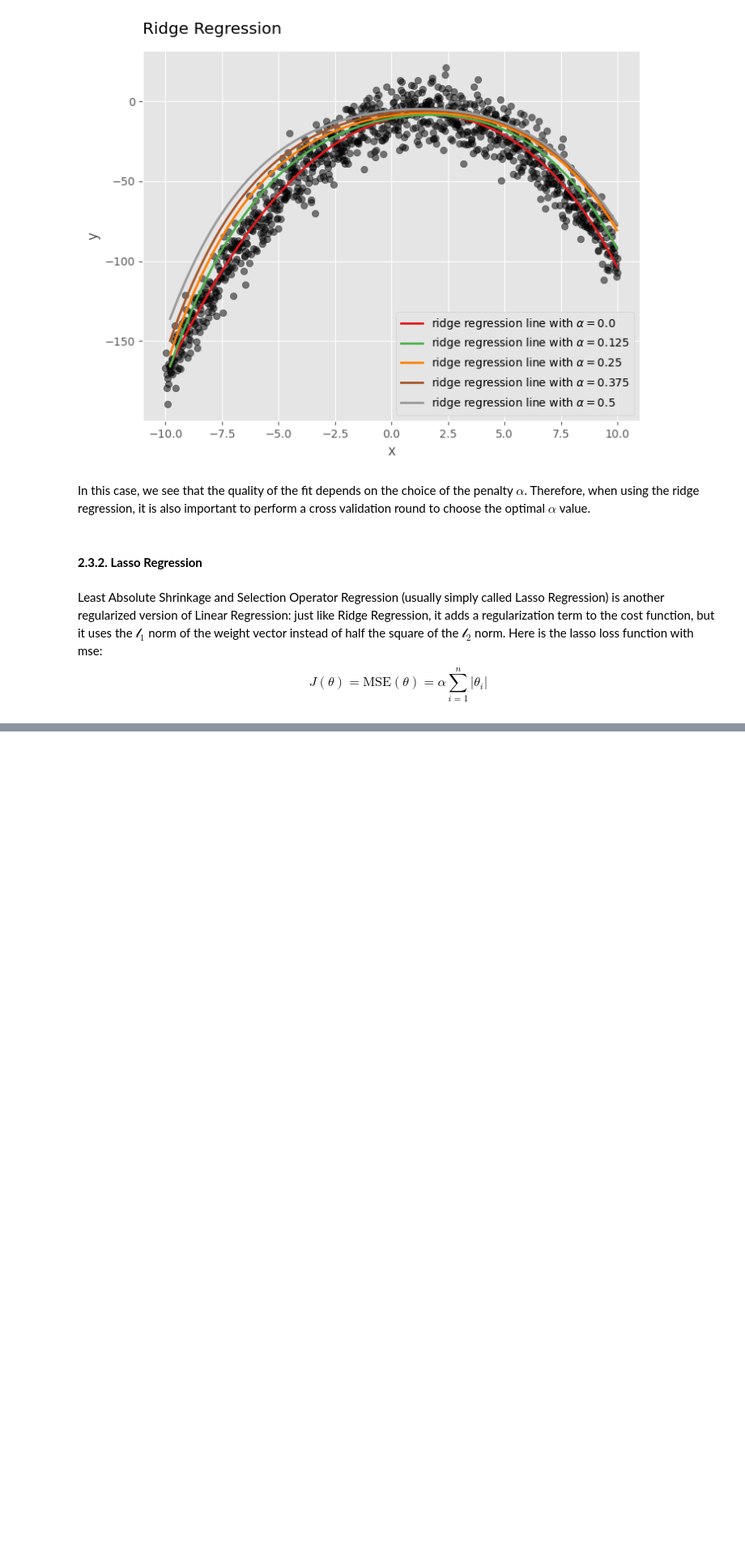
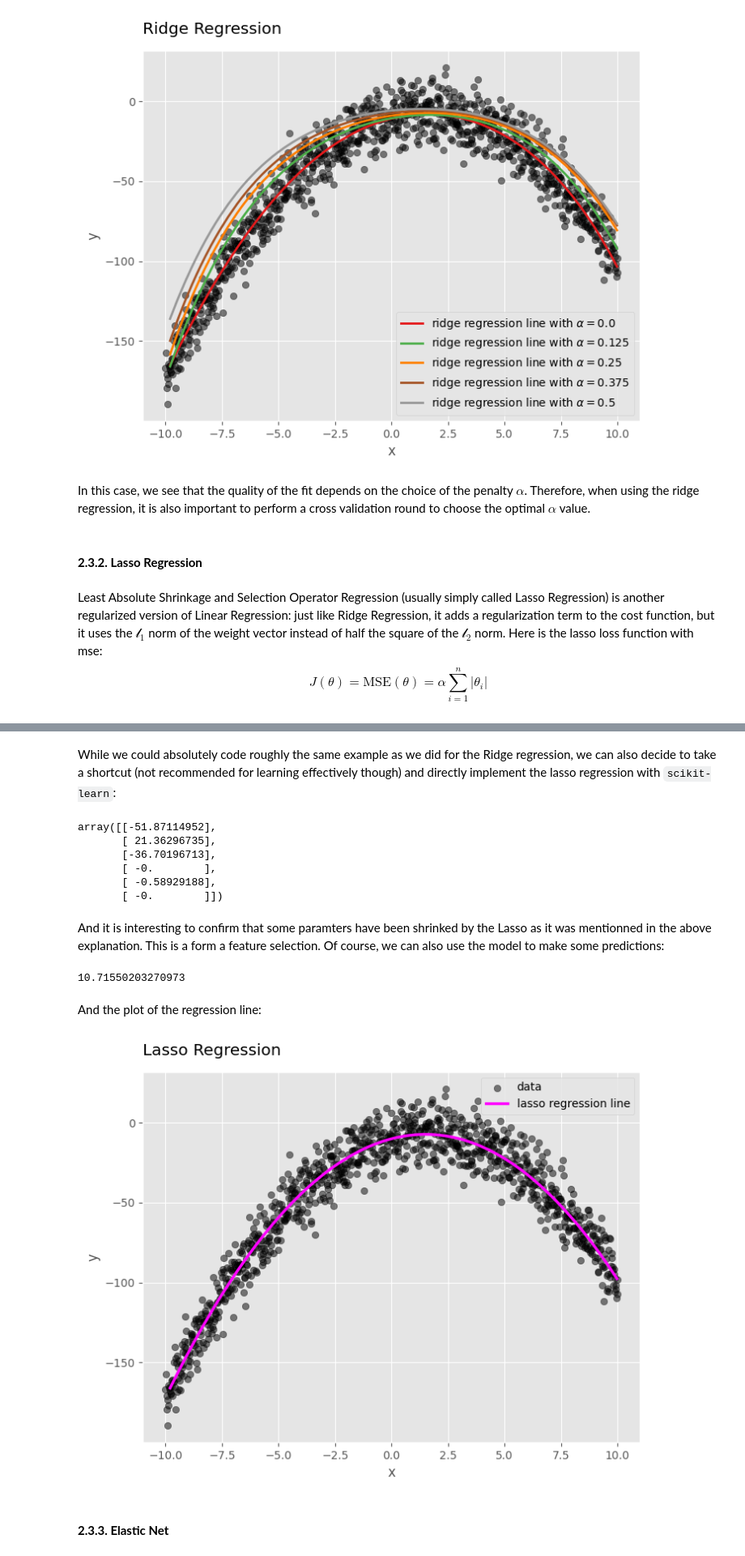
Before and after one commit to YVYX04/ML_First_Steps, a Jupyter notebook: 04_Training_Models.ipynb, the cells around one changed output, grey strips where cells are left out. Shown at 81% size. Cells and saved outputs as stored; diff of their text form; code cells hidden in the pictures; blank space fills up the shorter version.

```diff
--- a/04_Training_Models.ipynb
+++ b/04_Training_Models.ipynb
@@ -1549,0 +1595,61 @@ $$
+# %% [markdown]
+While we could absolutely code roughly the same example as we did for the Ridge regression, we can also decide to take a shortcut (not recommended for learning effectively though) and directly implement the lasso regression with `scikit-learn`:
+# %%
+from sklearn.linear_model import Lasso
+
+# we create an instance of the Lasso class:
+lasso = Lasso(alpha=0.1, fit_intercept=False)
+
+# we fit the model:
+lasso.fit(X_train_scaled, y_train)
+
+# the parameters:
+theta = lasso.coef_
+theta = theta.reshape(-1, 1)
+theta
+# %% [output]
+array([[-51.87114952],
+       [ 21.36296735],
+       [-36.70196713],
+       [ -0.        ],
+       [ -0.58929188],
+       [ -0.        ]])
+# %% [markdown]
+And it is interesting to confirm that some paramters have been shrinked by the Lasso as it was mentionned in the above explanation. This is a form a feature selection. Of course, we can also use the model to make some predictions:
+# %%
+y_pred = lasso.predict(X_test_scaled)
+
+# we evaluate the rmse:
+rmse = np.sqrt(mse(y_test, y_pred))
+float(rmse)
+# %% [output]
+10.71550203270973
+# %% [markdown]
+And the plot of the regression line:
+# %%
+# the basis:
+fig, ax = plt.subplots(figsize=(8,6))
+
+# the data points:
+ax.scatter(x, y, color='black', label='data', alpha=0.5)
+
+# the linear regression line:
+y_pred = X_test_scaled @ theta
+x_plot = x_test[:, 0].reshape(-1, 1)
+data = np.hstack((x_plot, y_pred))
+data = data[data[:, 0].argsort()] # sort the data for plotting
+x_plot = data[:, 0]
+y_pred = data[:, 1]
+
+ax.plot(x_plot, y_pred, color='magenta', label='lasso regression line', linewidth=2.5)
+
+# aesthetics:
+ax.set_xlabel('x')
+ax.set_ylabel('y')
+ax.set_title('Lasso Regression', loc='left', pad=15)
+ax.legend()
+plt.show()
+# %% [output]
+[figure, added]
+# %% [markdown]
+#### **2.3.3. Elastic Net**
```
Also changed, not shown: parts of 9 cells of this notebook.
